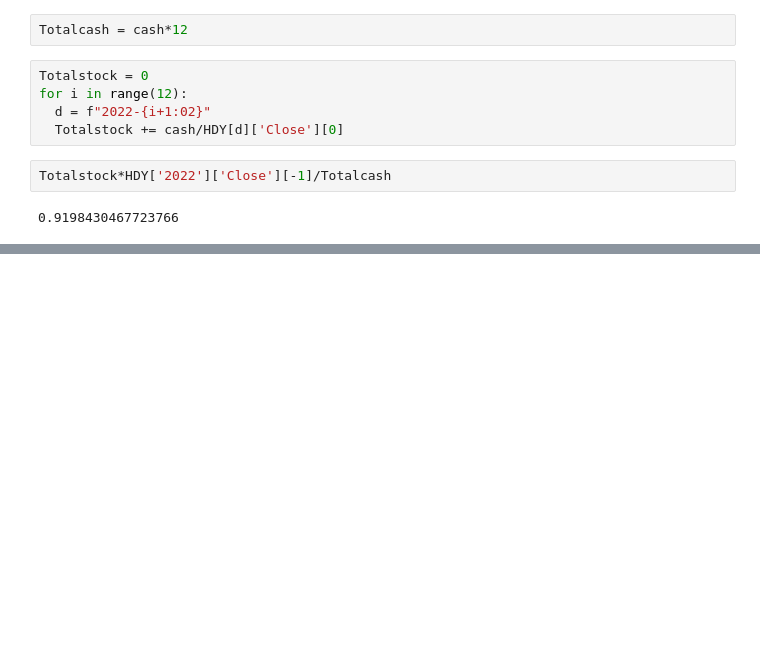
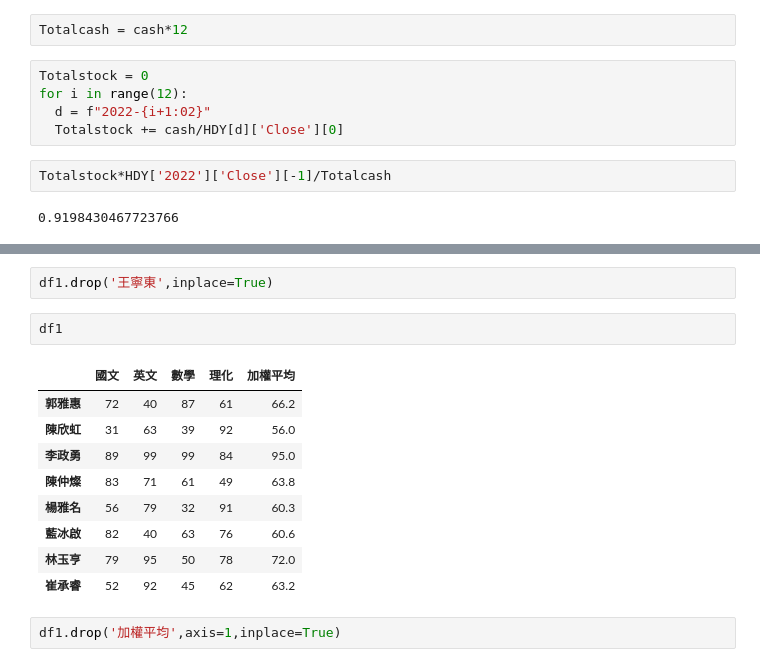
Before and after one commit to taipeihugo/20230205_python_byVictorGau, a Jupyter notebook: 20230305_McCoy.ipynb, the cells around one changed output, grey strips where cells are left out. Cells and saved outputs as stored; diff of their text form; blank space fills up the shorter version.

```diff
--- a/20230305_McCoy.ipynb
+++ b/20230305_McCoy.ipynb
@@ -568,0 +632,16 @@ Totalstock*HDY['2022']['Close'][-1]/Totalcash
+# %%
+df1.drop('王寧東',inplace=True)
+# %%
+df1
+# %% [output]
+|  | 國文 | 英文 | 數學 | 理化 | 加權平均 |
+| 郭雅惠 | 72 | 40 | 87 | 61 | 66.2 |
+| 陳欣虹 | 31 | 63 | 39 | 92 | 56.0 |
+| 李政勇 | 89 | 99 | 99 | 84 | 95.0 |
+| 陳仲燦 | 83 | 71 | 61 | 49 | 63.8 |
+| 楊雅名 | 56 | 79 | 32 | 91 | 60.3 |
+| 藍冰啟 | 82 | 40 | 63 | 76 | 60.6 |
+| 林玉亨 | 79 | 95 | 50 | 78 | 72.0 |
+| 崔承睿 | 52 | 92 | 45 | 62 | 63.2 |
+# %%
+df1.drop('加權平均',axis=1,inplace=True)
```
Also changed, not shown: parts of 22 cells of this notebook.
